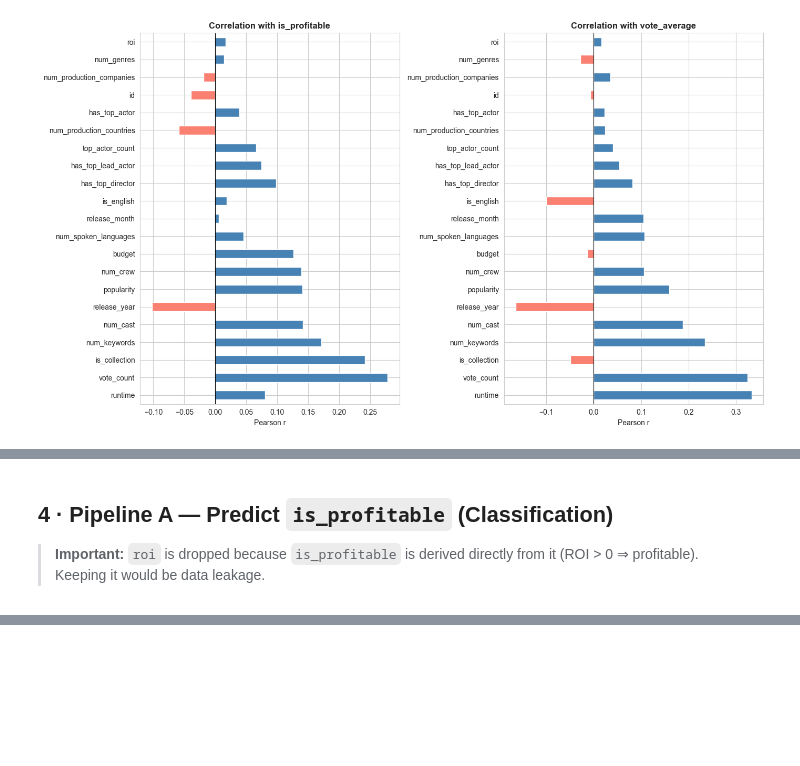
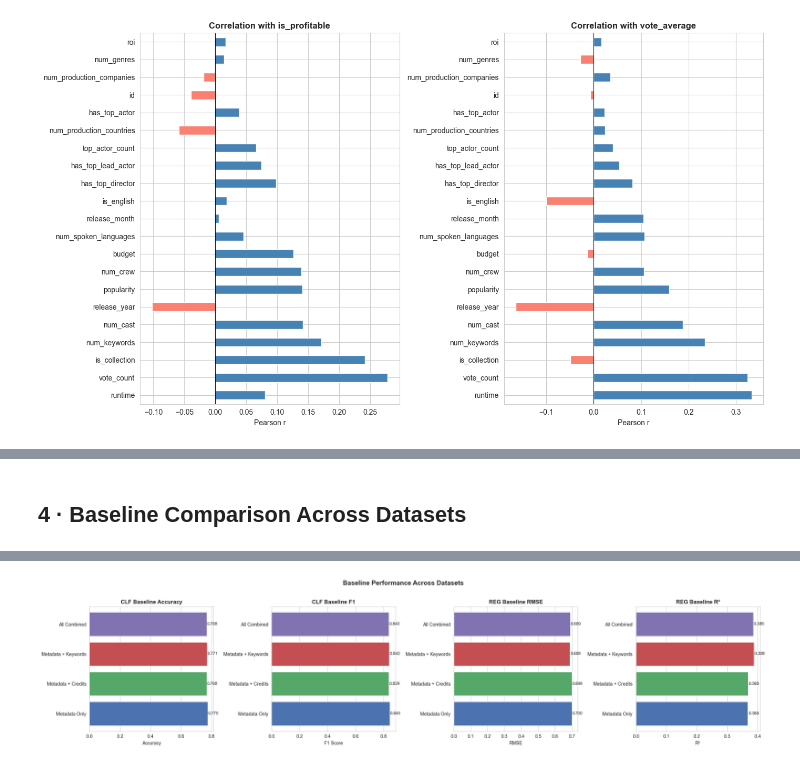
Before and after one commit to MaryemD/movie-success-predictor, a Jupyter notebook: notebooks/03_prepare_for_modeling.ipynb, the cells around one changed output, grey strips where cells are left out. Saved outputs shown, nothing was run; the diff lists cells and outputs as text; code cells hidden in the pictures; blank space fills up the shorter version.

Commit message:
model enhancements

```diff
--- a/notebooks/03_prepare_for_modeling.ipynb
+++ b/notebooks/03_prepare_for_modeling.ipynb
@@ -64,3 +77,15 @@ Name: count, dtype: int64
 # %%
-df.describe(include='all').T
+# Quick comparison of all 4 datasets
+comp_rows = []
+for key, info in DATASETS.items():
+    df = loaded[key]
+    comp_rows.append({
+        'Dataset': info['label'],
+        'Rows': len(df),
+        'Features': df.shape[1],
+        'Profitable %': round(df['is_profitable'].mean() * 100, 1),
+        'vote_avg mean': round(df['vote_average'].mean(), 2),
+        'vote_avg std': round(df['vote_average'].std(), 2),
+    })
+print(pd.DataFrame(comp_rows).to_string(index=False))
 # %% [output]
@@ -133,18 +262,53 @@ Genre dummy columns created: ['primary_genre_Adventure', 'primary_genre_Animatio
 # %% [markdown]
-## 4 · Pipeline A — Predict `is_profitable` (Classification)
-
-> **Important:** `roi` is dropped because `is_profitable` is derived directly from it (ROI > 0 ⇒ profitable). Keeping it would be data leakage.
+## 4 · Baseline Comparison Across Datasets
 # %%
-# --- Feature / target split ---
-drop_clf = ['is_profitable', 'roi']
-X_clf = df_model.drop(columns=drop_clf)
-y_clf = df_model['is_profitable']
+# Summary table
+res_df = pd.DataFrame(results).T
+res_df.index.name = 'Dataset'
 
-print(f"Features: {X_clf.shape[1]}")
-print(f"Samples : {len(X_clf)}")
-print(f"\nTarget distribution:")
-print(y_clf.value_counts().rename({0: 'Not profitable', 1: 'Profitable'}))
-print(f"\nFeature list:")
-for i, c in enumerate(X_clf.columns, 1):
-    print(f"  {i:2d}. {c}")
+print("BASELINE RESULTS ACROSS ALL DATASETS")
+print("=" * 90)
+print(res_df[['label', 'n_samples', 'n_features_clf', 'n_features_reg',
+              'clf_accuracy', 'clf_f1', 'reg_rmse', 'reg_r2']].to_string())
+
+# Visualization
+fig, axes = plt.subplots(1, 4, figsize=(22, 5))
+labels = [results[k]['label'] for k in results]
+colors = ['#4c72b0', '#55a868', '#c44e52', '#8172b2']
+
+# Classification Accuracy
+vals = [results[k]['clf_accuracy'] for k in results]
+axes[0].barh(labels, vals, color=colors)
+axes[0].set_xlabel('Accuracy')
+axes[0].set_title('CLF Baseline Accuracy', fontweight='bold')
+for i, v in enumerate(vals):
+    axes[0].text(v + 0.002, i, f'{v:.3f}', va='center', fontsize=9)
+
+# Classification F1
+vals = [results[k]['clf_f1'] for k in results]
+axes[1].barh(labels, vals, color=colors)
+axes[1].set_xlabel('F1 Score')
+axes[1].set_title('CLF Baseline F1', fontweight='bold')
+for i, v in enumerate(vals):
+    axes[1].text(v + 0.002, i, f'{v:.3f}', va='center', fontsize=9)
+
+# Regression RMSE
+vals = [results[k]['reg_rmse'] for k in results]
+axes[2].barh(labels, vals, color=colors)
+axes[2].set_xlabel('RMSE')
+axes[2].set_title('REG Baseline RMSE', fontweight='bold')
+for i, v in enumerate(vals):
+    axes[2].text(v + 0.002, i, f'{v:.3f}', va='center', fontsize=9)
+
+# Regression R²
+vals = [results[k]['reg_r2'] for k in results]
+axes[3].barh(labels, vals, color=colors)
+axes[3].set_xlabel('R²')
+axes[3].set_title('REG Baseline R²', fontweight='bold')
+for i, v in enumerate(vals):
+    axes[3].text(v + 0.002, i, f'{v:.3f}', va='center', fontsize=9)
+
+plt.suptitle('Baseline Performance Across Datasets', fontsize=14, fontweight='bold', y=1.02)
+plt.tight_layout()
+plt.show()
 # %% [output]
@@ -168 +323,2 @@ Feature list:
+[figure, added]
 # %%
```
Also changed, not shown: parts of 23 cells of this notebook, 23 other files.
